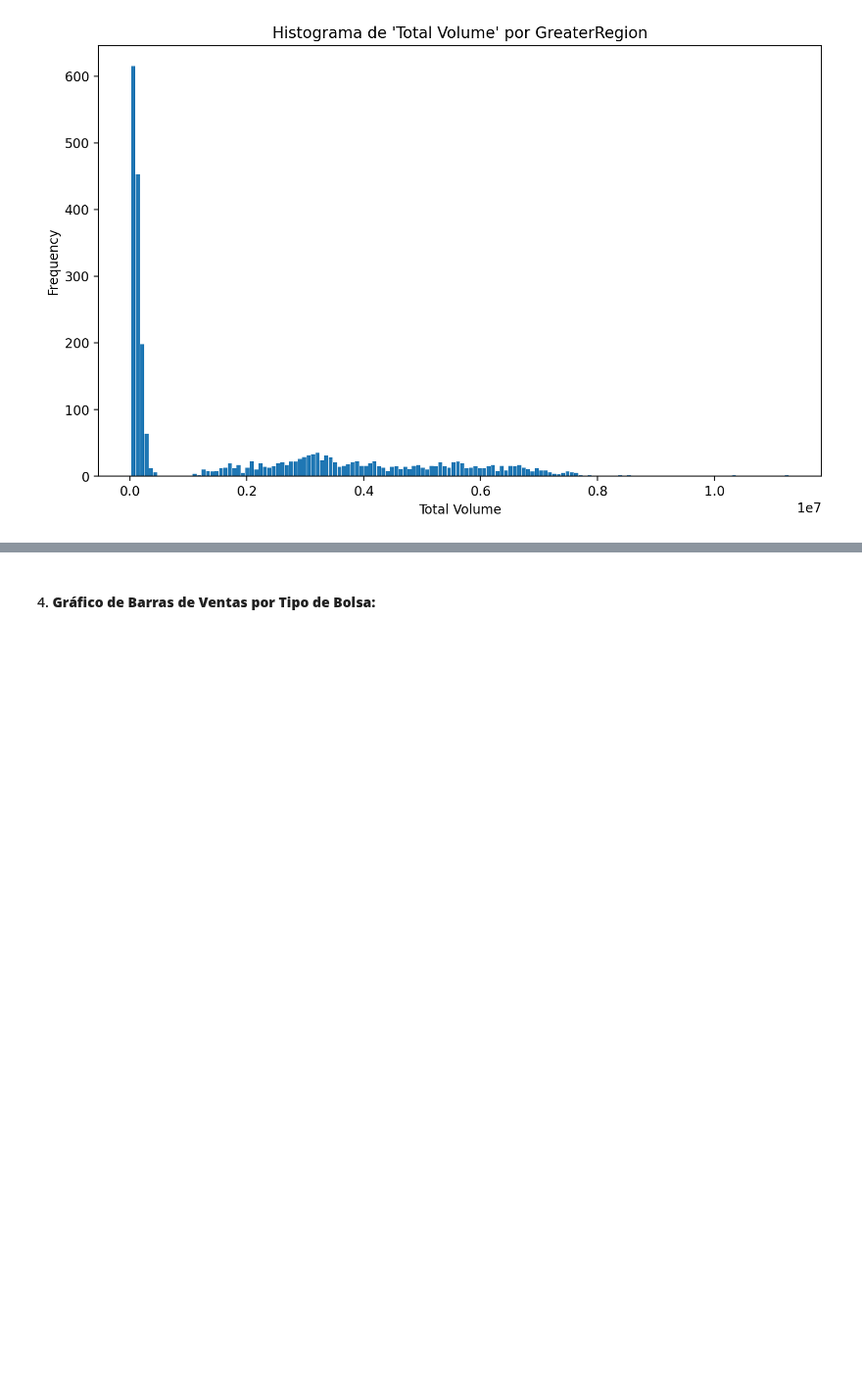
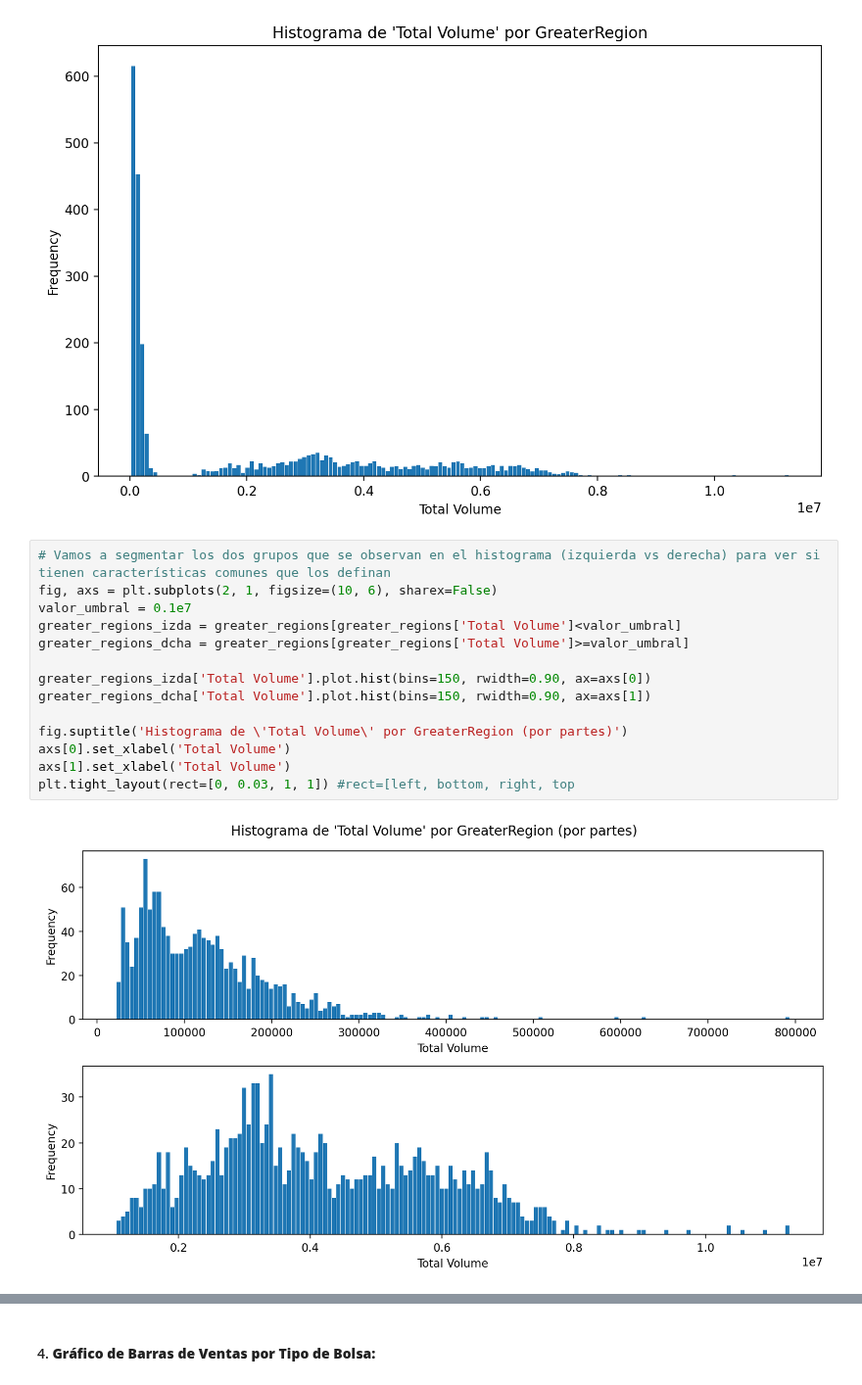
Before and after one commit to albagd77/MAGic-Avocado-TP1, a Jupyter notebook: 02_graficos_para_visualizacion.ipynb, the cells around one changed output, grey strips where cells are left out. Shown at 98% size. Cells and saved outputs as stored; diff of their text form; blank space fills up the shorter version.

Commit message:
Añade histogramas parciales para organico vs. convencional

```diff
--- a/02_graficos_para_visualizacion.ipynb
+++ b/02_graficos_para_visualizacion.ipynb
@@ -188,3 +188,19 @@ plt.xlabel('Total Volume')
 # %% [output]
 Text(0.5, 0, 'Total Volume')
 [figure]
+# %%
+# Vamos a segmentar los dos grupos que se observan en el histograma (izquierda vs derecha) para ver si tienen características comunes que los definan
+fig, axs = plt.subplots(2, 1, figsize=(10, 6), sharex=False)
+valor_umbral = 0.1e7
+greater_regions_izda = greater_regions[greater_regions['Total Volume']<valor_umbral]
+greater_regions_dcha = greater_regions[greater_regions['Total Volume']>=valor_umbral]
+
+greater_regions_izda['Total Volume'].plot.hist(bins=150, rwidth=0.90, ax=axs[0])
+greater_regions_dcha['Total Volume'].plot.hist(bins=150, rwidth=0.90, ax=axs[1])
+
+fig.suptitle('Histograma de \'Total Volume\' por GreaterRegion (por partes)')
+axs[0].set_xlabel('Total Volume')
+axs[1].set_xlabel('Total Volume')
+plt.tight_layout(rect=[0, 0.03, 1, 1]) #rect=[left, bottom, right, top
+# %% [output]
+[figure, added]
```
Also changed, not shown: parts of 3 cells of this notebook.
